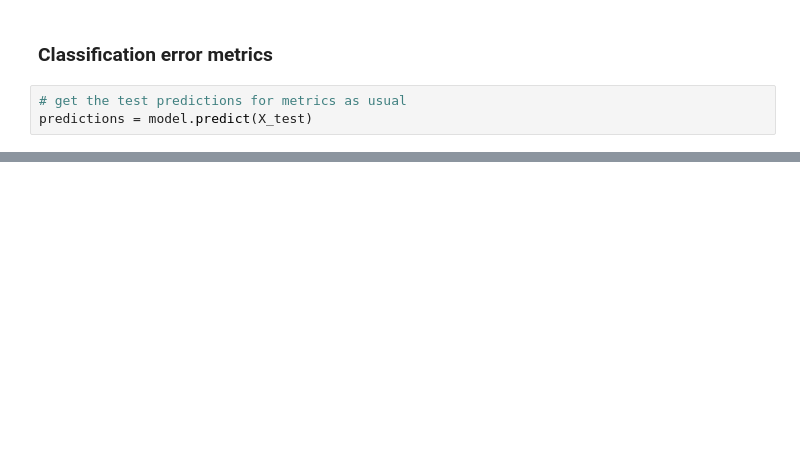
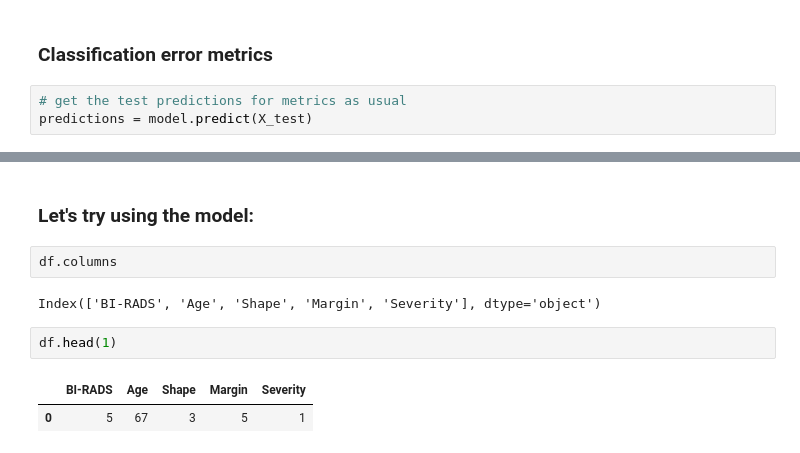
Before and after one commit to RovSveta/Introduction_to-_Machine_Learning_Methods-, a Jupyter notebook: Exercise_project_5/knn_classification_model_1.ipynb, the cells around one changed output, grey strips where cells are left out. Saved outputs shown, nothing was run; the diff lists cells and outputs as text; blank space fills up the shorter version.

```diff
--- a/Exercise_project_5/knn_classification_model_1.ipynb
+++ b/Exercise_project_5/knn_classification_model_1.ipynb
@@ -338,0 +339,11 @@ roc_auc_score(y, model.predict_proba(X.values)[:, 1])
+# %% [markdown]
+###  Let's try using the model:
+# %%
+df.columns
+# %% [output]
+Index(['BI-RADS', 'Age', 'Shape', 'Margin', 'Severity'], dtype='object')
+# %%
+df.head(1)
+# %% [output]
+|  | BI-RADS | Age | Shape | Margin | Severity |
+| 0 | 5 | 67 | 3 | 5 | 1 |
```
Also changed, not shown: parts of 8 cells of this notebook.
